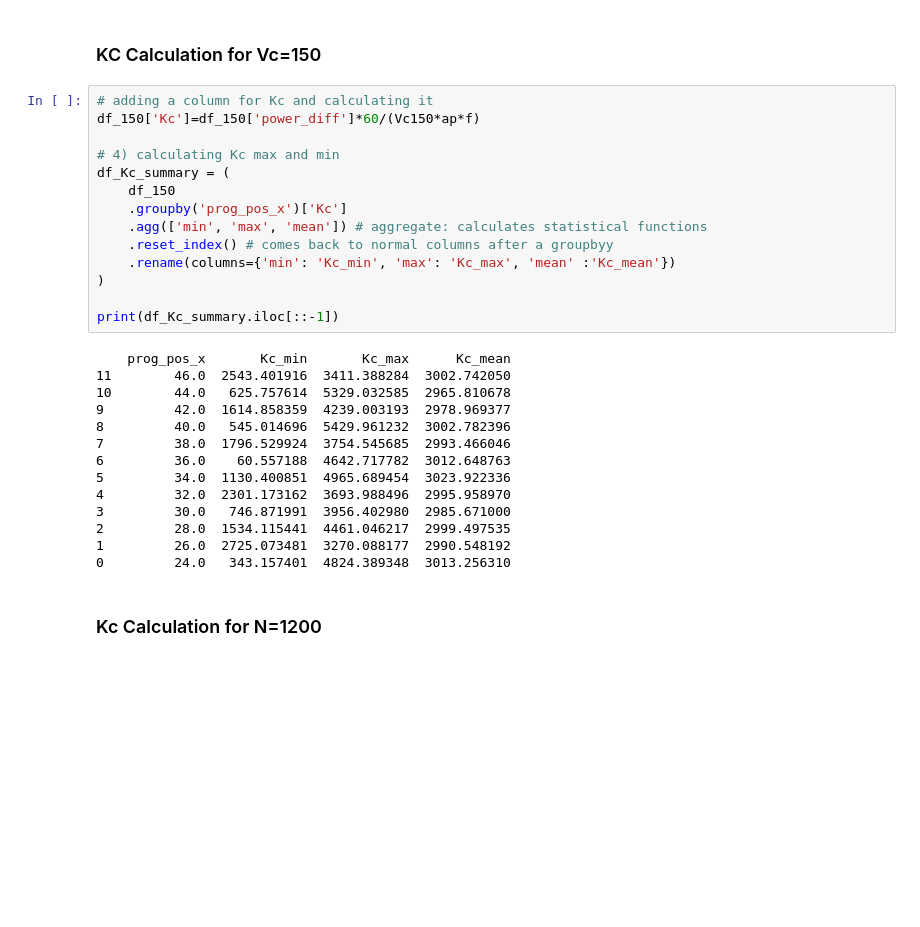
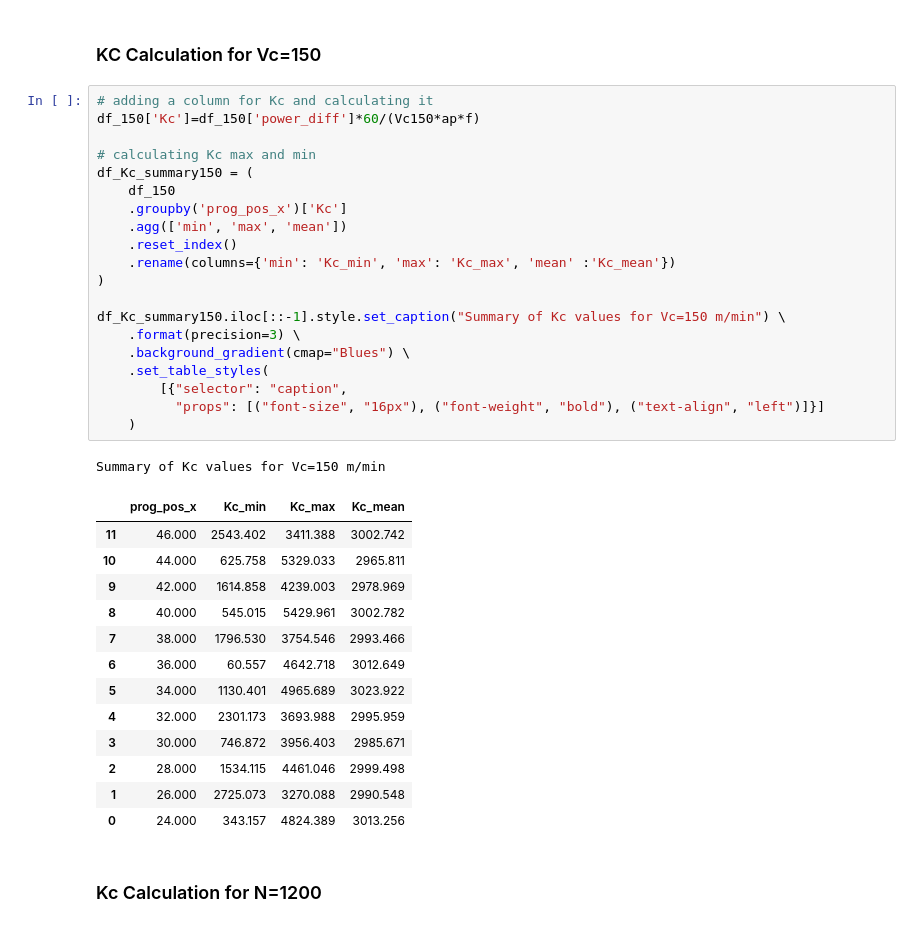
Before and after one commit to DanTrisi/MASSM-Daniele, a Jupyter notebook: FirstAssignmentDanieleTrisotto.ipynb, the cells around one changed output. Cells and saved outputs as stored; diff of their text form; blank space fills up the shorter version.

```diff
--- a/FirstAssignmentDanieleTrisotto.ipynb
+++ b/FirstAssignmentDanieleTrisotto.ipynb
@@ -290,31 +297,38 @@ plt.show()
 # %%
 # adding a column for Kc and calculating it
 df_150['Kc']=df_150['power_diff']*60/(Vc150*ap*f)
 
-# 4) calculating Kc max and min
-df_Kc_summary = (
+# calculating Kc max and min
+df_Kc_summary150 = (
     df_150
     .groupby('prog_pos_x')['Kc']
-    .agg(['min', 'max', 'mean']) # aggregate: calculates statistical functions
-    .reset_index() # comes back to normal columns after a groupbyy
+    .agg(['min', 'max', 'mean'])
+    .reset_index()
     .rename(columns={'min': 'Kc_min', 'max': 'Kc_max', 'mean' :'Kc_mean'})
 )
 
-print(df_Kc_summary.iloc[::-1])
+df_Kc_summary150.iloc[::-1].style.set_caption("Summary of Kc values for Vc=150 m/min") \
+    .format(precision=3) \
+    .background_gradient(cmap="Blues") \
+    .set_table_styles(
+        [{"selector": "caption",
+          "props": [("font-size", "16px"), ("font-weight", "bold"), ("text-align", "left")]}]
+    )
 # %% [output]
-    prog_pos_x       Kc_min       Kc_max      Kc_mean
-11        46.0  2543.401916  3411.388284  3002.742050
-10        44.0   625.757614  5329.032585  2965.810678
-9         42.0  1614.858359  4239.003193  2978.969377
-8         40.0   545.014696  5429.961232  3002.782396
-7         38.0  1796.529924  3754.545685  2993.466046
-6         36.0    60.557188  4642.717782  3012.648763
-5         34.0  1130.400851  4965.689454  3023.922336
-4         32.0  2301.173162  3693.988496  2995.958970
-3         30.0   746.871991  3956.402980  2985.671000
-2         28.0  1534.115441  4461.046217  2999.497535
-1         26.0  2725.073481  3270.088177  2990.548192
-0         24.0   343.157401  4824.389348  3013.256310
+Summary of Kc values for Vc=150 m/min
+|  | prog_pos_x | Kc_min | Kc_max | Kc_mean |
+| 11 | 46.000 | 2543.402 | 3411.388 | 3002.742 |
+| 10 | 44.000 | 625.758 | 5329.033 | 2965.811 |
+| 9 | 42.000 | 1614.858 | 4239.003 | 2978.969 |
+| 8 | 40.000 | 545.015 | 5429.961 | 3002.782 |
+| 7 | 38.000 | 1796.530 | 3754.546 | 2993.466 |
+| 6 | 36.000 | 60.557 | 4642.718 | 3012.649 |
+| 5 | 34.000 | 1130.401 | 4965.689 | 3023.922 |
+| 4 | 32.000 | 2301.173 | 3693.988 | 2995.959 |
+| 3 | 30.000 | 746.872 | 3956.403 | 2985.671 |
+| 2 | 28.000 | 1534.115 | 4461.046 | 2999.498 |
+| 1 | 26.000 | 2725.073 | 3270.088 | 2990.548 |
+| 0 | 24.000 | 343.157 | 4824.389 | 3013.256 |
 # %% [markdown]
 ### Kc Calculation for N=1200
 # %%
```
Also changed, not shown: parts of 11 cells of this notebook, 1 other file.
